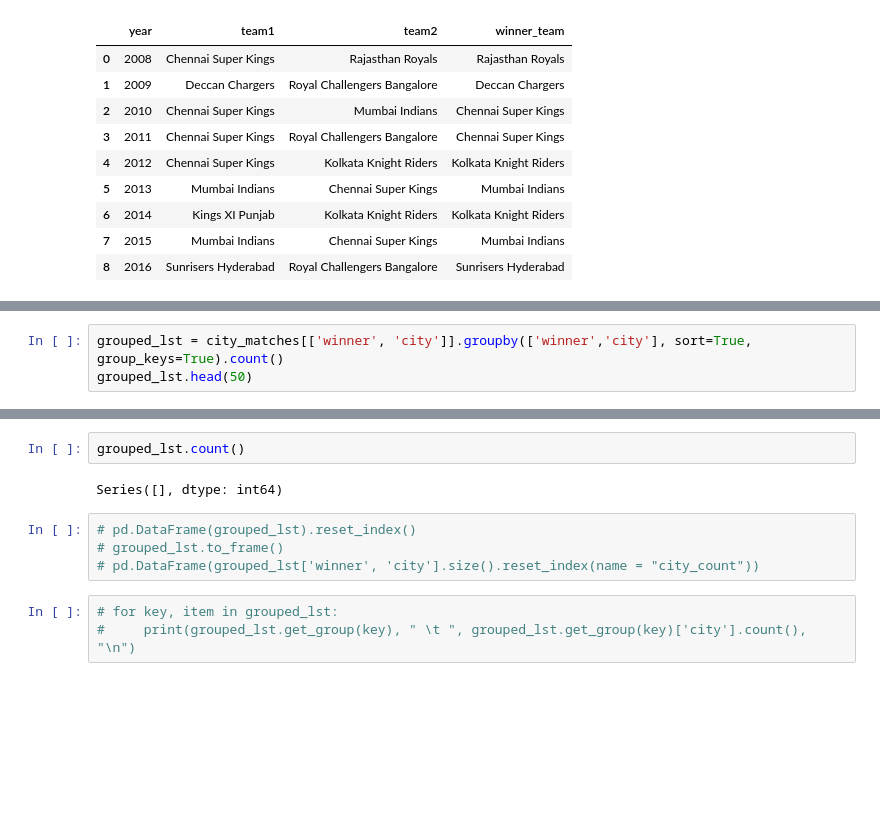
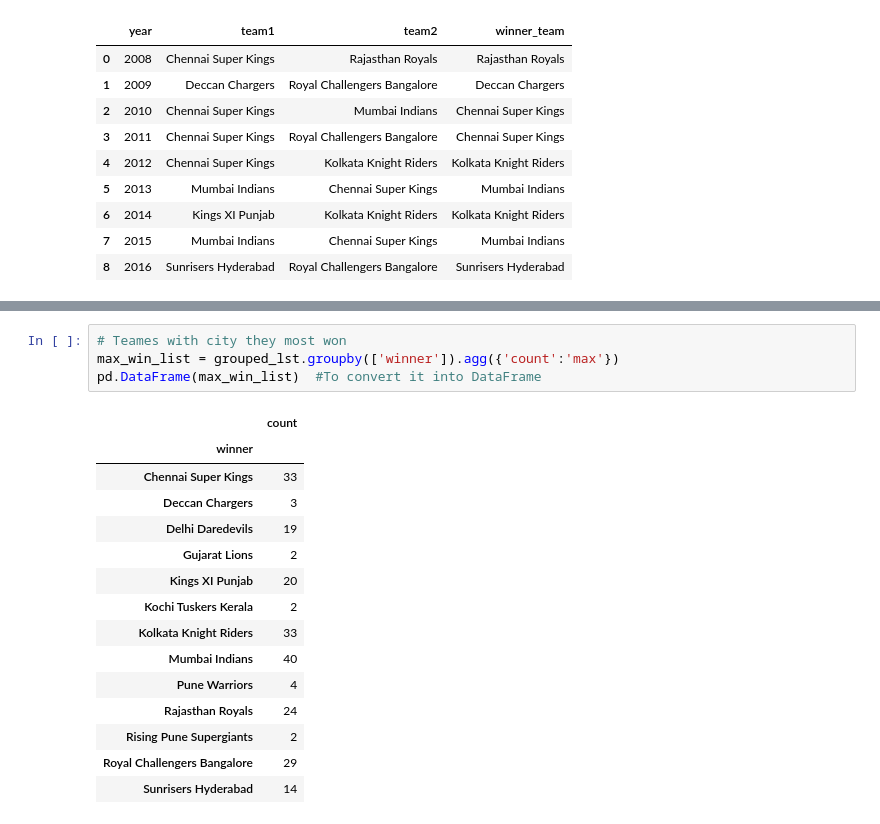
Before and after one commit to Bharath4259/IPL-Analysis, a Jupyter notebook: IPL.ipynb, the cells around one changed output, grey strips where cells are left out. Cells and saved outputs as stored; diff of their text form; blank space fills up the shorter version.

```diff
--- a/IPL.ipynb
+++ b/IPL.ipynb
@@ -144,3 +146,0 @@ city_matches
-# %%
-grouped_lst = city_matches[['winner', 'city']].groupby(['winner','city'], sort=True, group_keys=True).count()
-grouped_lst.head(50)
@@ -166,11 +147,20 @@ grouped_lst.head(50)
-# %%
-grouped_lst.count()
-# %% [output]
-Series([], dtype: int64)
-# %%
-# pd.DataFrame(grouped_lst).reset_index()
-# grouped_lst.to_frame()
-# pd.DataFrame(grouped_lst['winner', 'city'].size().reset_index(name = "city_count"))
-# %%
-# for key, item in grouped_lst:
-#     print(grouped_lst.get_group(key), " \t ", grouped_lst.get_group(key)['city'].count(), "\n")
+# %%
+# Teames with city they most won
+max_win_list = grouped_lst.groupby(['winner']).agg({'count':'max'})
+pd.DataFrame(max_win_list)  #To convert it into DataFrame
+# %% [output]
+|  | count |
+| winner |  |
+| Chennai Super Kings | 33 |
+| Deccan Chargers | 3 |
+| Delhi Daredevils | 19 |
+| Gujarat Lions | 2 |
+| Kings XI Punjab | 20 |
+| Kochi Tuskers Kerala | 2 |
+| Kolkata Knight Riders | 33 |
+| Mumbai Indians | 40 |
+| Pune Warriors | 4 |
+| Rajasthan Royals | 24 |
+| Rising Pune Supergiants | 2 |
+| Royal Challengers Bangalore | 29 |
+| Sunrisers Hyderabad | 14 |
```
Also changed, not shown: parts of 4 cells of this notebook.
